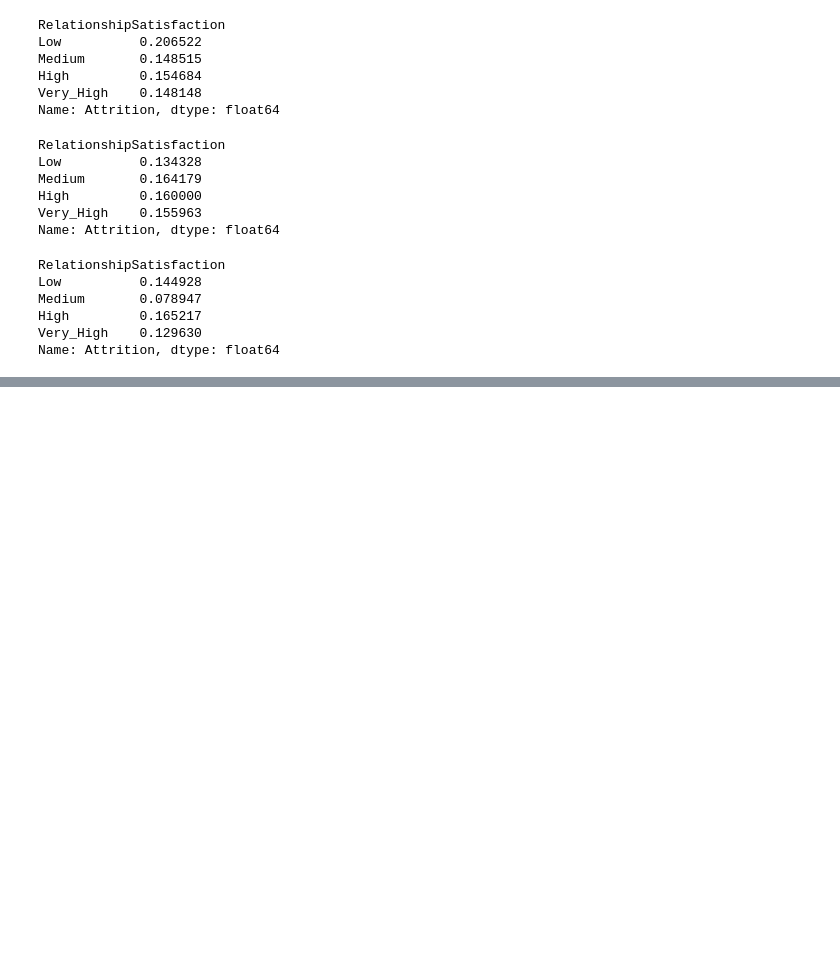
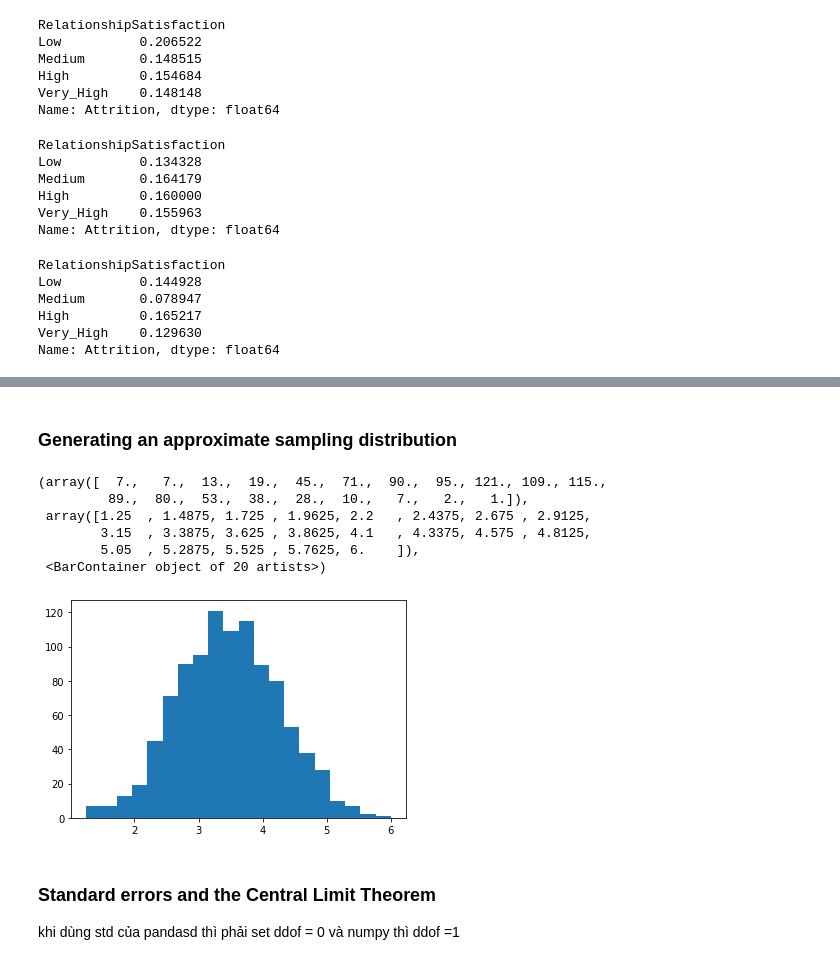
Before and after one commit to TinChung41/Google_Colab_DataCamp_Data_Analyst, a Jupyter notebook: Sampling in Python/Sampling_in_Python_2_Sampling_Methods.ipynb, the cells around one changed output, grey strips where cells are left out. Drawn from its saved outputs; the diff is of its cells as text; code cells hidden in the pictures; blank space fills up the shorter version.

```diff
--- a/Sampling in Python/Sampling_in_Python_2_Sampling_Methods.ipynb
+++ b/Sampling in Python/Sampling_in_Python_2_Sampling_Methods.ipynb
@@ -611,0 +792,28 @@ Name: Attrition, dtype: float64
+# %% [markdown]
+### Generating an approximate sampling distribution
+# %%
+#Calculate the approximation
+import numpy as np
+
+np.random.choice(list(range(1, 7)), size=4, replace=True) .mean()
+
+import numpy as np
+sample_means_1000 = []
+for i in range(1000):
+    sample_means_1000.append(
+        np.random.choice(list(range(1, 7)), size=4, replace=True) .mean()
+)
+plt.hist(sample_means_1000, bins = 20)
+# %% [output]
+(array([  7.,   7.,  13.,  19.,  45.,  71.,  90.,  95., 121., 109., 115.,
+         89.,  80.,  53.,  38.,  28.,  10.,   7.,   2.,   1.]),
+ array([1.25  , 1.4875, 1.725 , 1.9625, 2.2   , 2.4375, 2.675 , 2.9125,
+        3.15  , 3.3875, 3.625 , 3.8625, 4.1   , 4.3375, 4.575 , 4.8125,
+        5.05  , 5.2875, 5.525 , 5.7625, 6.    ]),
+ <BarContainer object of 20 artists>)
+[figure, added]
+# %% [markdown]
+### Standard errors and the Central Limit Theorem
+
+khi dùng std của pandasd thì phải set ddof = 0
+và numpy thì ddof =1
```
Also changed, not shown: parts of 35 cells of this notebook, 1 other file.
